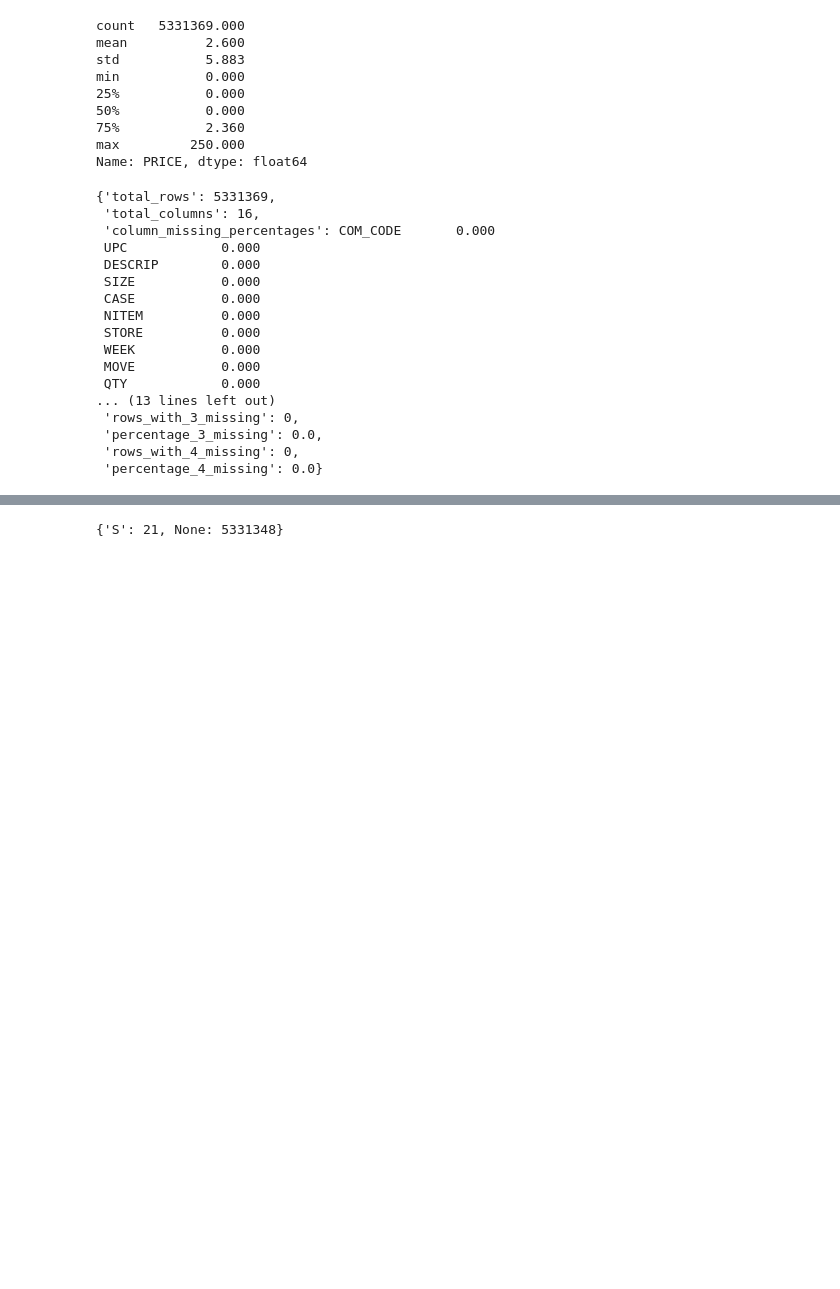
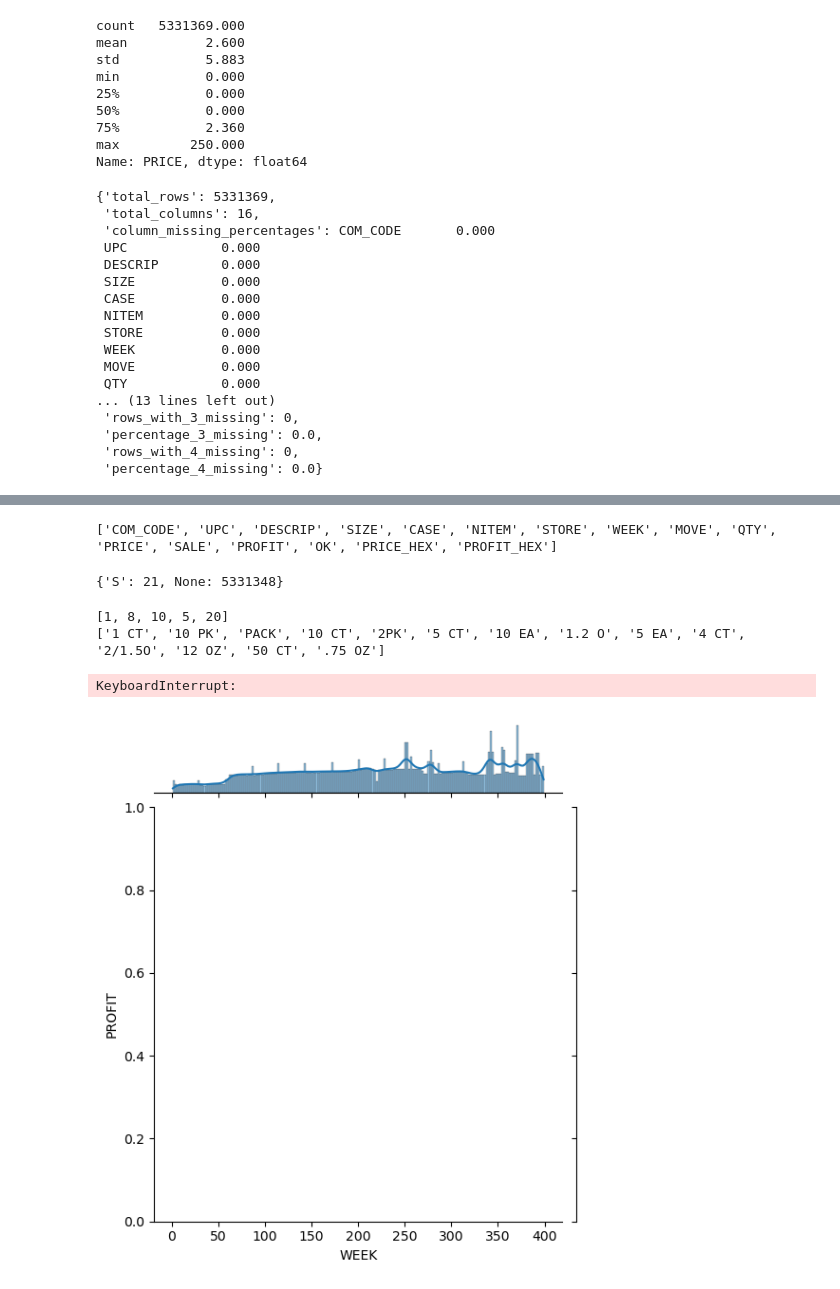
Before and after one commit to ruimaciell/Econ_PS_Guest_Lecture, a Jupyter notebook: exploring_dataset_econ.ipynb, the cells around one changed output, grey strips where cells are left out. Cells and saved outputs as stored; diff of their text form; code cells hidden in the pictures; blank space fills up the shorter version.

```diff
--- a/exploring_dataset_econ.ipynb
+++ b/exploring_dataset_econ.ipynb
@@ -1,8 +1,8 @@
 # %%
 import pandas as pd
 
-df = pd.read_csv("upccig.csv", encoding='latin-1')
-df2= pd.read_csv("wcig.csv", encoding='latin-1')
+df = pd.read_csv("/Users/ruimaciel/Desktop/Barcelona/Economic_Models_class/upccig.csv", encoding='latin-1')
+df2= pd.read_csv("/Users/ruimaciel/Desktop/Barcelona/Economic_Models_class/wcig.csv", encoding='latin-1')
 df.head
 # %% [output]
 <bound method NDFrame.head of      COM_CODE         UPC               DESCRIP   SIZE  CASE  NITEM
@@ -84,6 +84,9 @@ def clean_dataset(data_frame):
     # Filtering the Dataframe for rows where "okay" is equal to 1 so we only get weeks in which the data is not suspect
     filtered = data_frame[data_frame['OK'] == 1]
     return filtered
+    # Filtering the Data for rows where "price" is greater than 0 so we only get the sold items"
+    filtered = data_frame[data_frame['PRICE'] > 0]
+    return filtered
 
 merged_data=clean_dataset(merged_data)
 merged_data.head(20)
@@ -105,6 +108,21 @@ merged_data.head(20)
 | 17 | 700 | 190 | KING CARTON CIGS (PL | 1 CT | 1 | 86040 | 8 | 211 | 0 | 1 | 0.000 | ... |
 | 18 | 700 | 190 | KING CARTON CIGS (PL | 1 CT | 1 | 86040 | 8 | 212 | 0 | 1 | 0.000 | ... |
 | 19 | 700 | 190 | KING CARTON CIGS (PL | 1 CT | 1 | 86040 | 8 | 213 | 0 | 1 | 0.000 | ... |
+# %%
+"""Here I am creating a function that does the filtering"""
+def clean_dataset(data_frame):
+    # Filtering the DataFrame for rows where 'move' is greater than 0 so we only get the sold items
+    filtered = data_frame[data_frame['MOVE'] > 0]
+    # Filtering the Dataframe for rows where "okay" is equal to 1 so we only get weeks in which the data is not suspect
+    filtered = data_frame[data_frame['OK'] == 1]
+    # Filtering the Data for rows where "Price" is greater than 0 so we only get the sold items"
+    filtered = data_frame[data_frame['PRICE'] > 0]
+    # Filtering the Data for rows where "Profit" is greater than 0 because it says gross margin and it should be greater than 0"
+    filtered= data_frame[data_frame['PROFIT'] > 0]
+    return filtered
+
+merged_data=clean_dataset(merged_data)
+merged_data.head(20)
 # %%
 price_statistics = merged_data['PRICE'].describe()
 print(price_statistics)
@@ -244,3 +291,12 @@ calculate_column_statistics(merged_data)
+# %%
+#Create a function that gives me all the columns in the dataset
+def get_columns(dataframe):
+    return list(dataframe.columns)
+
+list_of_columns = get_columns(merged_data)
+print(list_of_columns)
+# %% [output]
+['COM_CODE', 'UPC', 'DESCRIP', 'SIZE', 'CASE', 'NITEM', 'STORE', 'WEEK', 'MOVE', 'QTY', 'PRICE', 'SALE', 'PROFIT', 'OK', 'PRICE_HEX', 'PROFIT_HEX']
 # %%
 """Counts the number of unique values in a column. In this case, we want to know SALE"""
 
@@ -253,3 +309,35 @@ def count_categorical_occurrences_with_none(dataframe, column_name):
 count_categorical_occurrences_with_none(merged_data, 'SALE')
 # %% [output]
 {'S': 21, None: 5331348}
+# %%
+#Function that gives the items that are inside the case
+def get_items_in_case(dataframe):
+    return list(dataframe['CASE'].unique())
+
+list_of_items_in_case = get_items_in_case(merged_data)
+print(list_of_items_in_case)
+
+#function that gives the size of the items
+def get_size(dataframe):
+    return list(dataframe['SIZE'].unique())
+
+list_of_size = get_size(merged_data)
+print(list_of_size)
+# %% [output]
+[1, 8, 10, 5, 20]
+['1 CT', '10 PK', 'PACK', '10 CT', '2PK', '5 CT', '10 EA', '1.2 O', '5 EA', '4 CT', '2/1.5O', '12 OZ', '50 CT', '.75 OZ']
+# %%
+#create a code that gives the profit jointly plotted against the week
+import matplotlib.pyplot as plt
+import seaborn as sns
+
+#create a function that gives the profit jointly plotted against the week
+def plot_profit_against_week(dataframe, y_axis):
+    sns.jointplot(x='WEEK', y=y_axis, data=dataframe, kind='reg')
+    plt.show()
+
+profit_timeline=plot_profit_against_week(merged_data, 'PROFIT')
+print(profit_timeline)
+# %% [output]
+KeyboardInterrupt:
+[figure, added]
```
Also changed, not shown: parts of 5 cells of this notebook, 2 other files.
